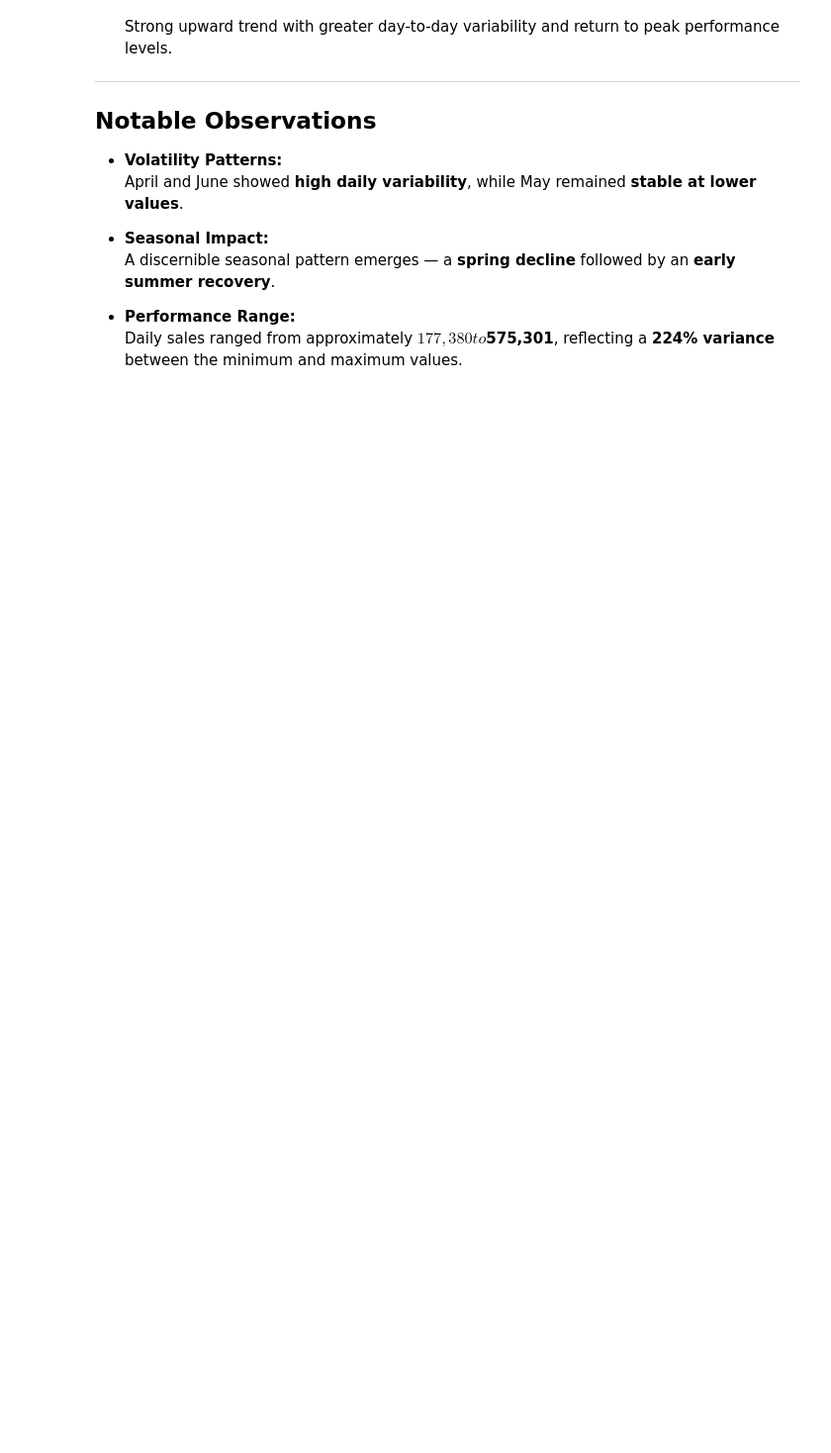
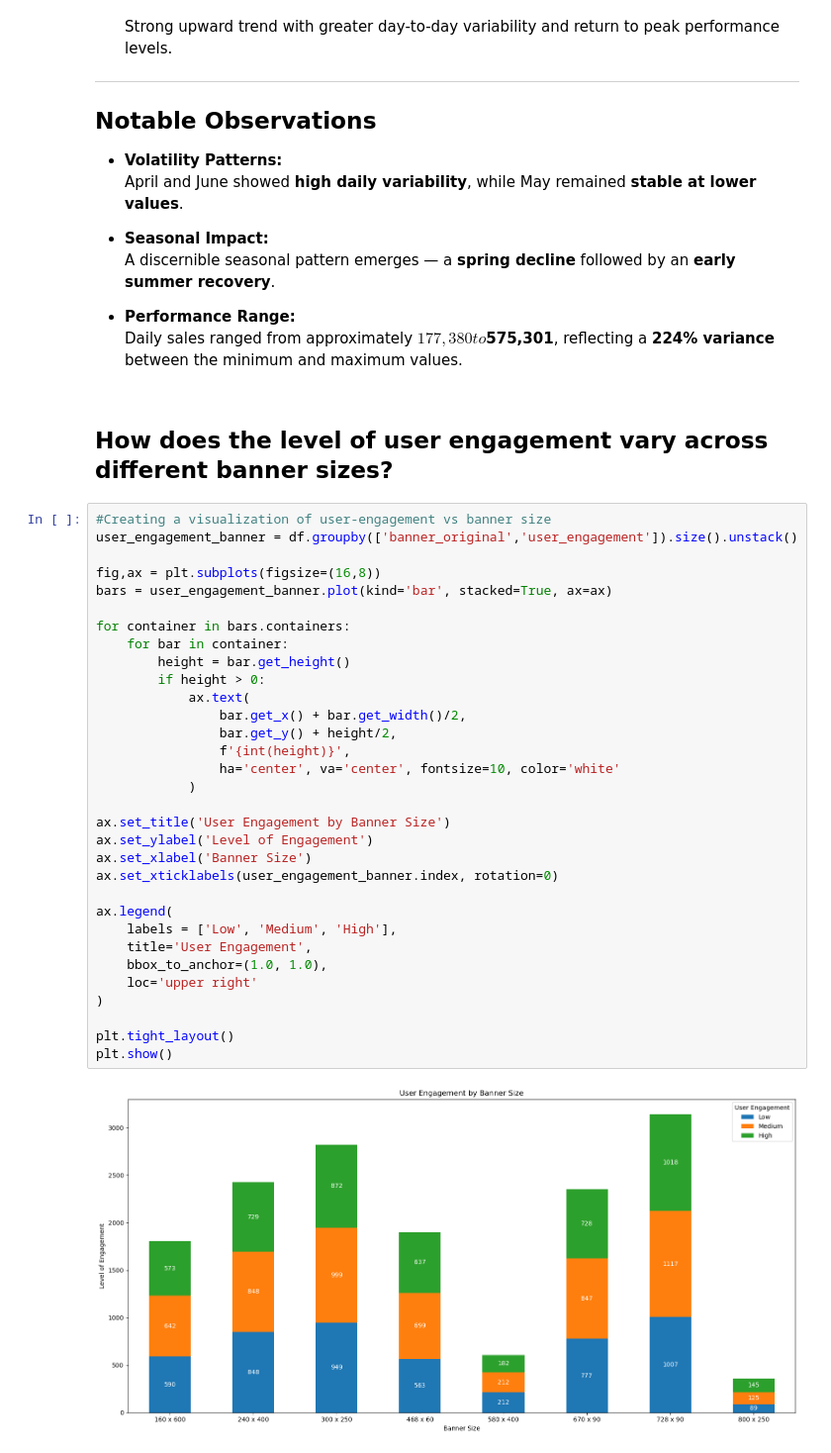
Before and after one commit to Tanush-IIITH/Projects, a Jupyter notebook: Online_Ads_DS/main.ipynb, the cells around one changed output. Shown at 99% size. Saved outputs shown, nothing was run; the diff lists cells and outputs as text; blank space fills up the shorter version.

Commit message:
Add Banner Size vs User Engagement

```diff
--- a/Online_Ads_DS/main.ipynb
+++ b/Online_Ads_DS/main.ipynb
@@ -725,3 +725,39 @@ max              575301.402800
 
 - **Performance Range:**
   Daily sales ranged from approximately **$177,380 to $575,301**, reflecting a **224% variance** between the minimum and maximum values.
+# %% [markdown]
+## How does the level of user engagement vary across different banner sizes?
+# %%
+#Creating a visualization of user-engagement vs banner size
+user_engagement_banner = df.groupby(['banner_original','user_engagement']).size().unstack()
+
+fig,ax = plt.subplots(figsize=(16,8))
+bars = user_engagement_banner.plot(kind='bar', stacked=True, ax=ax)
+
+for container in bars.containers:
+    for bar in container:
+        height = bar.get_height()
+        if height > 0:
+            ax.text(
+                bar.get_x() + bar.get_width()/2,
+                bar.get_y() + height/2,
+                f'{int(height)}',
+                ha='center', va='center', fontsize=10, color='white'
+            )
+
+ax.set_title('User Engagement by Banner Size')
+ax.set_ylabel('Level of Engagement')
+ax.set_xlabel('Banner Size')
+ax.set_xticklabels(user_engagement_banner.index, rotation=0)
+
+ax.legend(
+    labels = ['Low', 'Medium', 'High'],
+    title='User Engagement',
+    bbox_to_anchor=(1.0, 1.0),
+    loc='upper right'
+)
+
+plt.tight_layout()
+plt.show()
+# %% [output]
+[figure, added]
```
Also changed, not shown: parts of 1 cell of this notebook, 1 other file.
